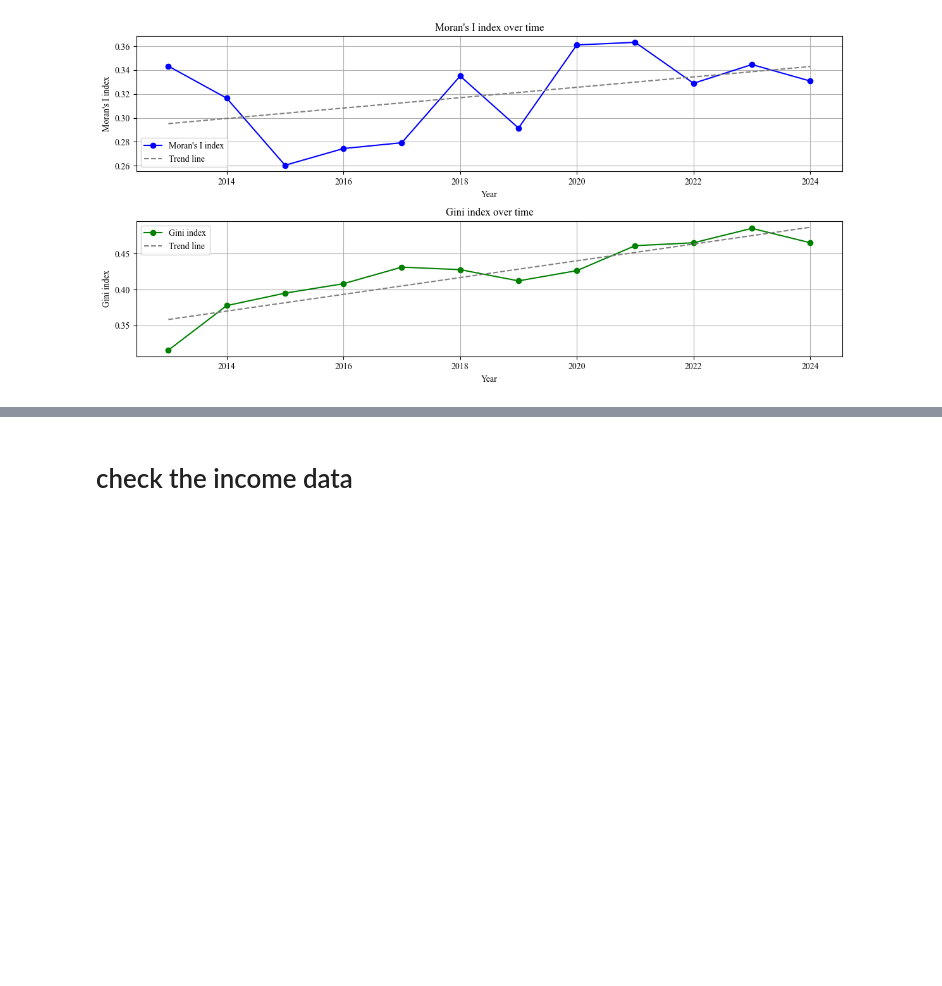
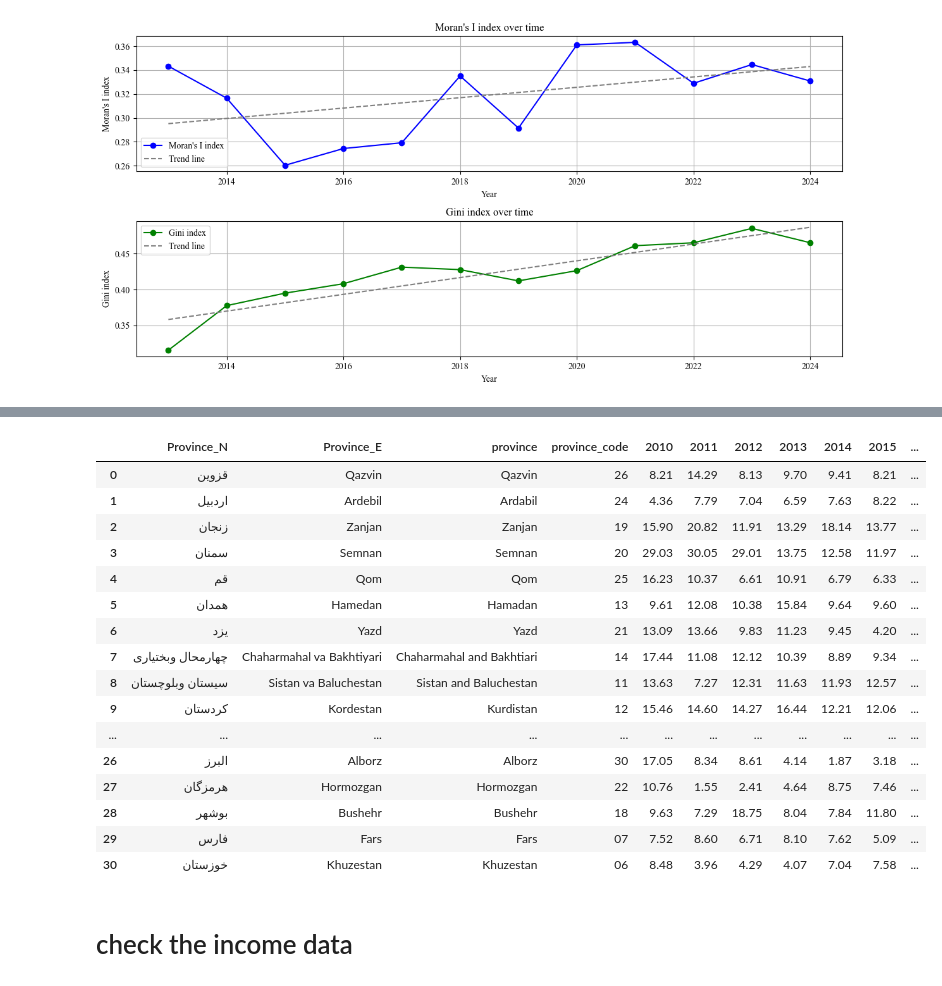
Before and after one commit to sinanarimani/energy-poverty, a Jupyter notebook: evaluation.ipynb, the cells around one changed output, grey strips where cells are left out. Saved outputs shown, nothing was run; the diff lists cells and outputs as text; code cells hidden in the pictures; blank space fills up the shorter version.

```diff
--- a/evaluation.ipynb
+++ b/evaluation.ipynb
@@ -2178,3 +2178,6 @@ plt.tight_layout()
 plt.show()
 # %% [output]
 [figure]
+# %%
+data = pd.read_pickle("data.pkl")
+data.head()
@@ -2180,0 +2192,10 @@ plt.show()
+# %%
+df = data.groupby(["Pipegas", "year", "province"]).agg(
+    num_HH = ("weight", "sum")
+).reset_index(drop = False)
+df = pd.pivot(data = df , index = ["year", "province"], columns = "Pipegas", values = "num_HH").reset_index(drop = False)
+df.rename(columns = {
+    False: "NotConnected",
+    True: "Connected"
+}, inplace = True)
+df.head()
@@ -2180,0 +2226,4 @@ plt.show()
+# %%
+df["total_HH"] = df["NotConnected"]+ df["Connected"]
+df["share_connected"] = 100* (df["Connected"]/df["total_HH"])
+df = df.loc[df["year"]==2024, ["province", "share_connected"]].sort_values("share_connected", ascending = False)
@@ -2180,0 +2250,4 @@ plt.show()
+# %%
+province_gis = pd.read_excel("province_gis.xlsx", dtype={"province_code": str})
+province_gis.drop(columns = ['Shape_Length','Shape_Area'], inplace = True)
+province_gis.head()
@@ -2180,0 +2261,21 @@ plt.show()
+# %%
+province_gis = pd.merge(province_gis, df, on = "province", how = "left")
+province_gis
+# %% [output]
+|  | Province_N | Province_E | province | province_code | 2010 | 2011 | 2012 | 2013 | 2014 | 2015 | ... |
+| 0 | قزوین | Qazvin | Qazvin | 26 | 8.21 | 14.29 | 8.13 | 9.70 | 9.41 | 8.21 | ... |
+| 1 | اردبیل | Ardebil | Ardabil | 24 | 4.36 | 7.79 | 7.04 | 6.59 | 7.63 | 8.22 | ... |
+| 2 | زنجان | Zanjan | Zanjan | 19 | 15.90 | 20.82 | 11.91 | 13.29 | 18.14 | 13.77 | ... |
+| 3 | سمنان | Semnan | Semnan | 20 | 29.03 | 30.05 | 29.01 | 13.75 | 12.58 | 11.97 | ... |
+| 4 | قم | Qom | Qom | 25 | 16.23 | 10.37 | 6.61 | 10.91 | 6.79 | 6.33 | ... |
+| 5 | همدان | Hamedan | Hamadan | 13 | 9.61 | 12.08 | 10.38 | 15.84 | 9.64 | 9.60 | ... |
+| 6 | یزد | Yazd | Yazd | 21 | 13.09 | 13.66 | 9.83 | 11.23 | 9.45 | 4.20 | ... |
+| 7 | چهارمحال وبختیاری | Chaharmahal va Bakhtiyari | Chaharmahal and Bakhtiari | 14 | 17.44 | 11.08 | 12.12 | 10.39 | 8.89 | 9.34 | ... |
+| 8 | سیستان وبلوچستان | Sistan va Baluchestan | Sistan and Baluchestan | 11 | 13.63 | 7.27 | 12.31 | 11.63 | 11.93 | 12.57 | ... |
+| 9 | کردستان | Kordestan | Kurdistan | 12 | 15.46 | 14.60 | 14.27 | 16.44 | 12.21 | 12.06 | ... |
+| ... | ... | ... | ... | ... | ... | ... | ... | ... | ... | ... | ... |
+| 26 | البرز | Alborz | Alborz | 30 | 17.05 | 8.34 | 8.61 | 4.14 | 1.87 | 3.18 | ... |
+| 27 | هرمزگان | Hormozgan | Hormozgan | 22 | 10.76 | 1.55 | 2.41 | 4.64 | 8.75 | 7.46 | ... |
+| 28 | بوشهر | Bushehr | Bushehr | 18 | 9.63 | 7.29 | 18.75 | 8.04 | 7.84 | 11.80 | ... |
+| 29 | فارس | Fars | Fars | 07 | 7.52 | 8.60 | 6.71 | 8.10 | 7.62 | 5.09 | ... |
+| 30 | خوزستان | Khuzestan | Khuzestan | 06 | 8.48 | 3.96 | 4.29 | 4.07 | 7.04 | 7.58 | ... |
```
Also changed, not shown: parts of 7 cells of this notebook, 1 other file.
